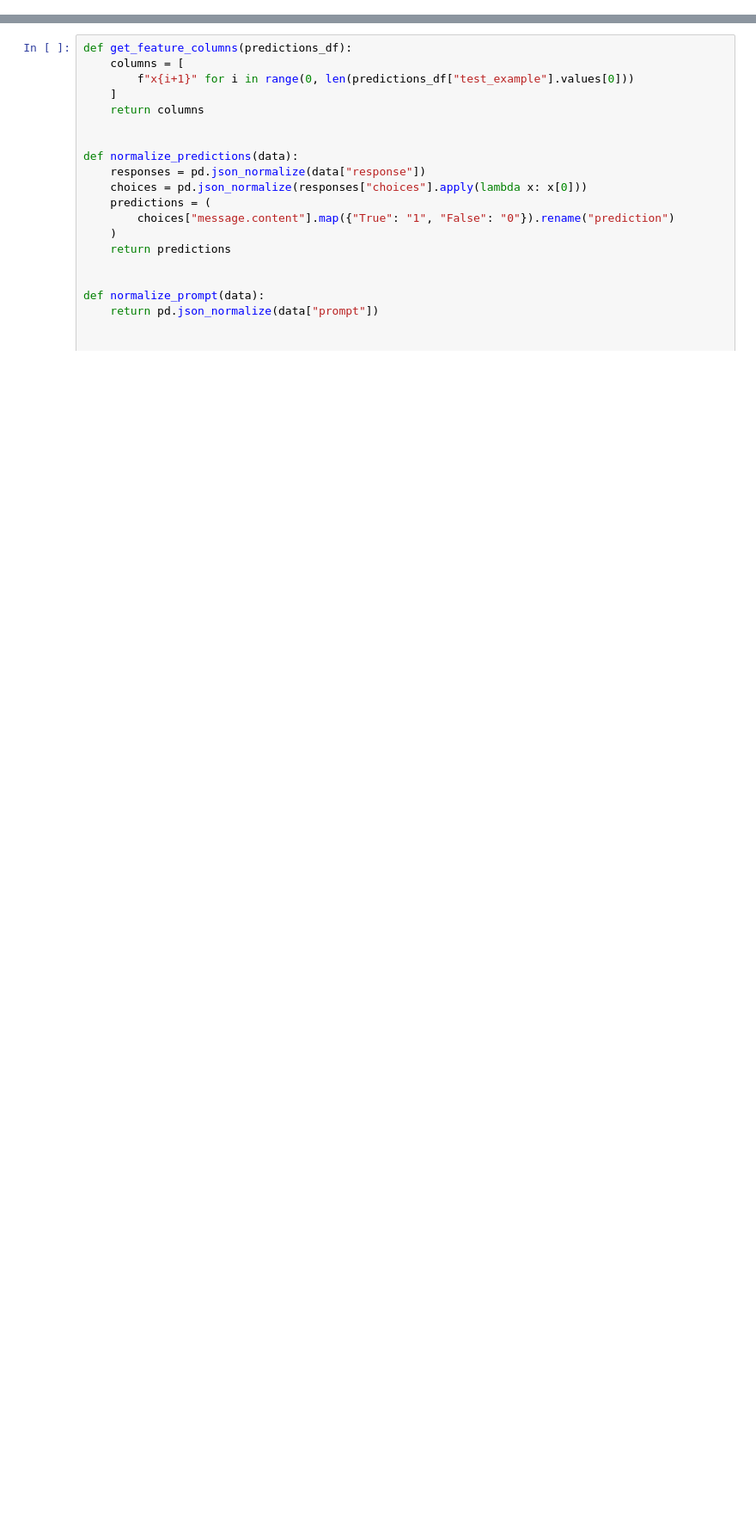
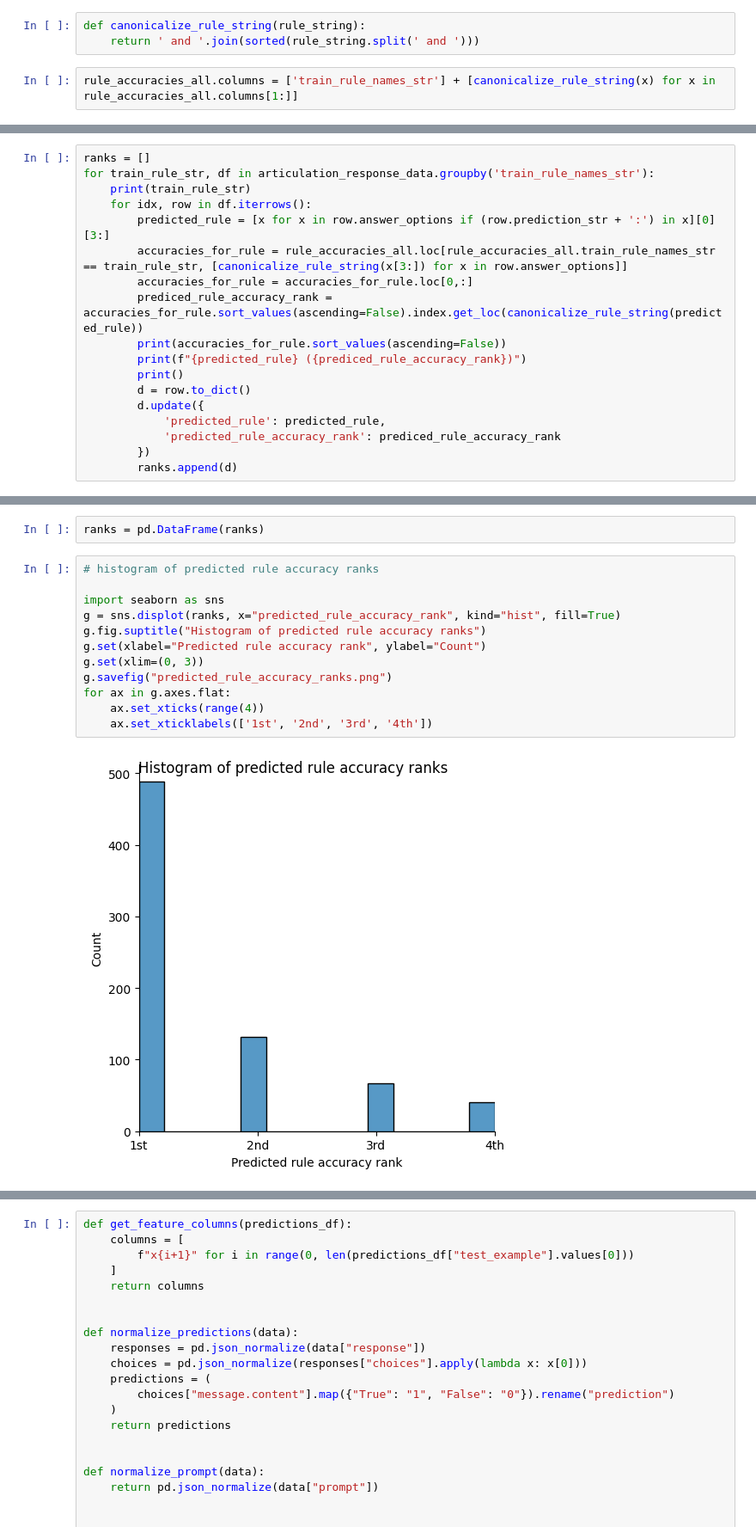
Before and after one commit to g-simmons/llm-faithfulness, a Jupyter notebook: ipynb/analyze_icl_predictions.ipynb, the cells around one changed output, grey strips where cells are left out. Shown: that part at 86% size. Drawn from its saved outputs; the diff is of its cells as text; blank space fills up the shorter version.

```diff
--- a/ipynb/analyze_icl_predictions.ipynb
+++ b/ipynb/analyze_icl_predictions.ipynb
@@ -162,0 +136,5 @@ stacked.fig.suptitle("Accuracy distribution by test rule")
+# %%
+def canonicalize_rule_string(rule_string):
+    return ' and '.join(sorted(rule_string.split(' and ')))
+# %%
+rule_accuracies_all.columns = ['train_rule_names_str'] + [canonicalize_rule_string(x) for x in rule_accuracies_all.columns[1:]]
@@ -162,0 +167,18 @@ stacked.fig.suptitle("Accuracy distribution by test rule")
+# %%
+ranks = []
+for train_rule_str, df in articulation_response_data.groupby('train_rule_names_str'):
+    print(train_rule_str)
+    for idx, row in df.iterrows():
+        predicted_rule = [x for x in row.answer_options if (row.prediction_str + ':') in x][0][3:]
+        accuracies_for_rule = rule_accuracies_all.loc[rule_accuracies_all.train_rule_names_str == train_rule_str, [canonicalize_rule_string(x[3:]) for x in row.answer_options]]
+        accuracies_for_rule = accuracies_for_rule.loc[0,:]
+        prediced_rule_accuracy_rank = accuracies_for_rule.sort_values(ascending=False).index.get_loc(canonicalize_rule_string(predicted_rule))
+        print(accuracies_for_rule.sort_values(ascending=False))
+        print(f"{predicted_rule} ({prediced_rule_accuracy_rank})")
+        print()
+        d = row.to_dict()
+        d.update({
+            'predicted_rule': predicted_rule,
+            'predicted_rule_accuracy_rank': prediced_rule_accuracy_rank
+        })
+        ranks.append(d)
@@ -162,0 +204,16 @@ stacked.fig.suptitle("Accuracy distribution by test rule")
+# %%
+ranks = pd.DataFrame(ranks)
+# %%
+# histogram of predicted rule accuracy ranks
+
+import seaborn as sns
+g = sns.displot(ranks, x="predicted_rule_accuracy_rank", kind="hist", fill=True)
+g.fig.suptitle("Histogram of predicted rule accuracy ranks")
+g.set(xlabel="Predicted rule accuracy rank", ylabel="Count")
+g.set(xlim=(0, 3))
+g.savefig("predicted_rule_accuracy_ranks.png")
+for ax in g.axes.flat:
+    ax.set_xticks(range(4))
+    ax.set_xticklabels(['1st', '2nd', '3rd', '4th'])
+# %% [output]
+[figure, added]
```
Also changed, not shown: parts of 23 cells of this notebook, 24 other files.
